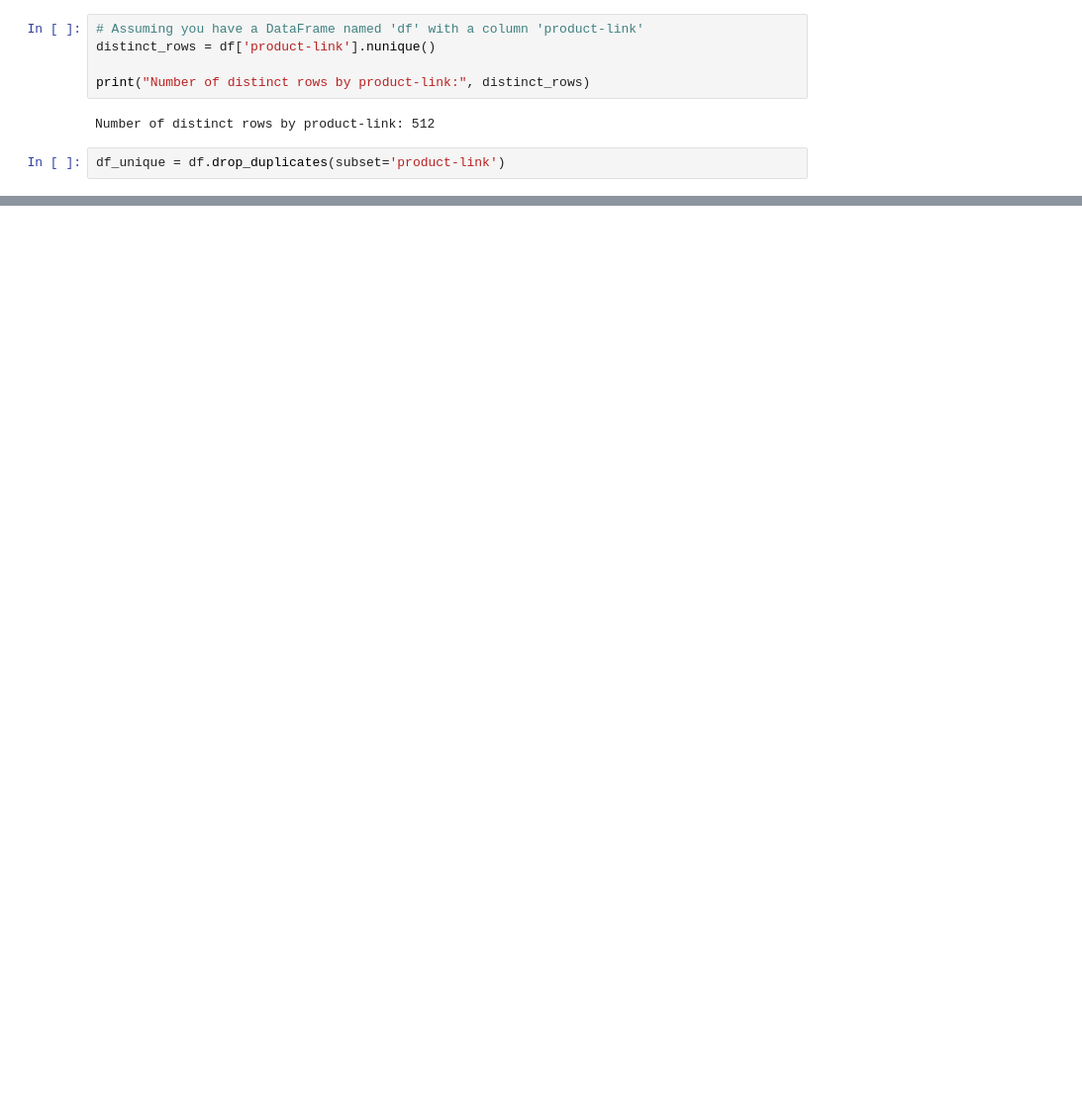
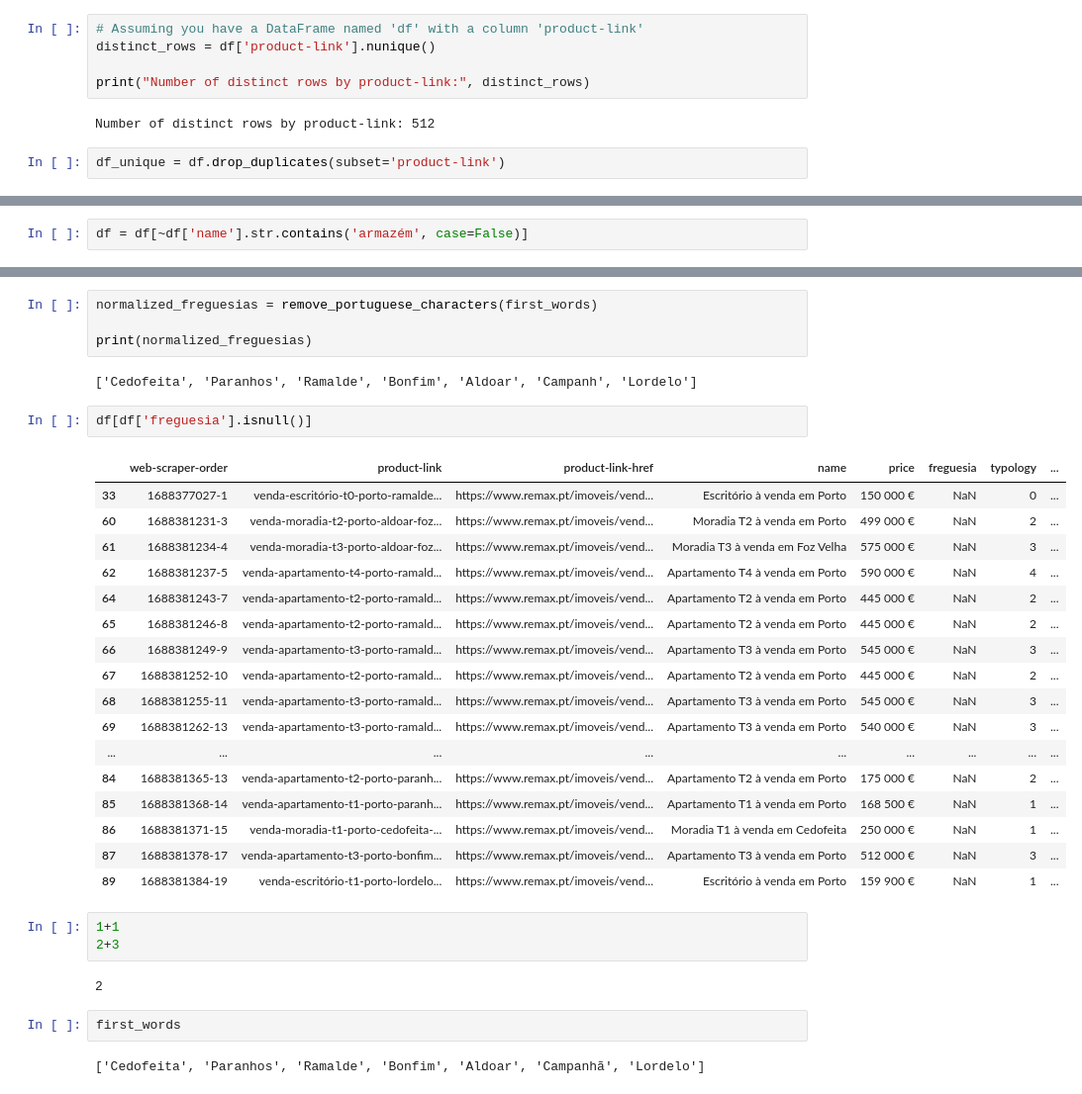
Before and after one commit to ManJ-PC/advanced_py, a Jupyter notebook: imovirtual.ipynb, the cells around one changed output, grey strips where cells are left out. Shown at 99% size. Cells and saved outputs as stored; diff of their text form; blank space fills up the shorter version.

```diff
--- a/imovirtual.ipynb
+++ b/imovirtual.ipynb
@@ -127,0 +549,2 @@ AttributeError: ignored
+# %%
+df = df[~df['name'].str.contains('armazém', case=False)]
@@ -127,0 +601,35 @@ AttributeError: ignored
+# %%
+normalized_freguesias = remove_portuguese_characters(first_words)
+
+print(normalized_freguesias)
+# %% [output]
+['Cedofeita', 'Paranhos', 'Ramalde', 'Bonfim', 'Aldoar', 'Campanh', 'Lordelo']
+# %%
+df[df['freguesia'].isnull()]
+# %% [output]
+|  | web-scraper-order | product-link | product-link-href | name | price | freguesia | typology | ... |
+| 33 | 1688377027-1 | venda-escritório-t0-porto-ramalde... | https://www.remax.pt/imoveis/vend... | Escritório à venda em Porto | 150 000 € | NaN | 0 | ... |
+| 60 | 1688381231-3 | venda-moradia-t2-porto-aldoar-foz... | https://www.remax.pt/imoveis/vend... | Moradia T2 à venda em Porto | 499 000 € | NaN | 2 | ... |
+| 61 | 1688381234-4 | venda-moradia-t3-porto-aldoar-foz... | https://www.remax.pt/imoveis/vend... | Moradia T3 à venda em Foz Velha | 575 000 € | NaN | 3 | ... |
+| 62 | 1688381237-5 | venda-apartamento-t4-porto-ramald... | https://www.remax.pt/imoveis/vend... | Apartamento T4 à venda em Porto | 590 000 € | NaN | 4 | ... |
+| 64 | 1688381243-7 | venda-apartamento-t2-porto-ramald... | https://www.remax.pt/imoveis/vend... | Apartamento T2 à venda em Porto | 445 000 € | NaN | 2 | ... |
+| 65 | 1688381246-8 | venda-apartamento-t2-porto-ramald... | https://www.remax.pt/imoveis/vend... | Apartamento T2 à venda em Porto | 445 000 € | NaN | 2 | ... |
+| 66 | 1688381249-9 | venda-apartamento-t3-porto-ramald... | https://www.remax.pt/imoveis/vend... | Apartamento T3 à venda em Porto | 545 000 € | NaN | 3 | ... |
+| 67 | 1688381252-10 | venda-apartamento-t2-porto-ramald... | https://www.remax.pt/imoveis/vend... | Apartamento T2 à venda em Porto | 445 000 € | NaN | 2 | ... |
+| 68 | 1688381255-11 | venda-apartamento-t3-porto-ramald... | https://www.remax.pt/imoveis/vend... | Apartamento T3 à venda em Porto | 545 000 € | NaN | 3 | ... |
+| 69 | 1688381262-13 | venda-apartamento-t3-porto-ramald... | https://www.remax.pt/imoveis/vend... | Apartamento T3 à venda em Porto | 540 000 € | NaN | 3 | ... |
+| ... | ... | ... | ... | ... | ... | ... | ... | ... |
+| 84 | 1688381365-13 | venda-apartamento-t2-porto-paranh... | https://www.remax.pt/imoveis/vend... | Apartamento T2 à venda em Porto | 175 000 € | NaN | 2 | ... |
+| 85 | 1688381368-14 | venda-apartamento-t1-porto-paranh... | https://www.remax.pt/imoveis/vend... | Apartamento T1 à venda em Porto | 168 500 € | NaN | 1 | ... |
+| 86 | 1688381371-15 | venda-moradia-t1-porto-cedofeita-... | https://www.remax.pt/imoveis/vend... | Moradia T1 à venda em Cedofeita | 250 000 € | NaN | 1 | ... |
+| 87 | 1688381378-17 | venda-apartamento-t3-porto-bonfim... | https://www.remax.pt/imoveis/vend... | Apartamento T3 à venda em Porto | 512 000 € | NaN | 3 | ... |
+| 89 | 1688381384-19 | venda-escritório-t1-porto-lordelo... | https://www.remax.pt/imoveis/vend... | Escritório à venda em Porto | 159 900 € | NaN | 1 | ... |
+# %%
+1+1
+2+3
+# %% [output]
+2
+# %%
+first_words
+# %% [output]
+['Cedofeita', 'Paranhos', 'Ramalde', 'Bonfim', 'Aldoar', 'Campanhã', 'Lordelo']
```
Also changed, not shown: parts of 80 cells of this notebook.
